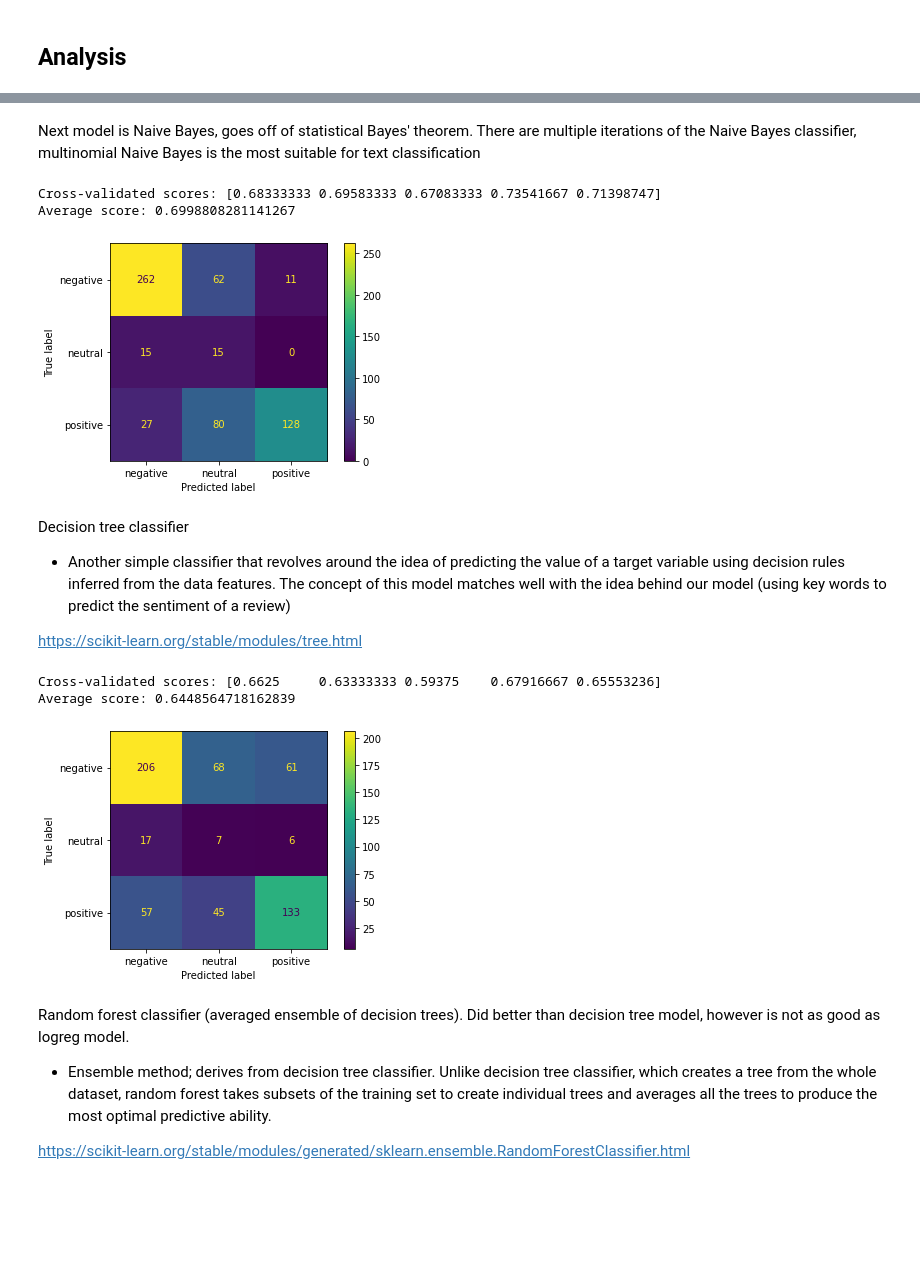
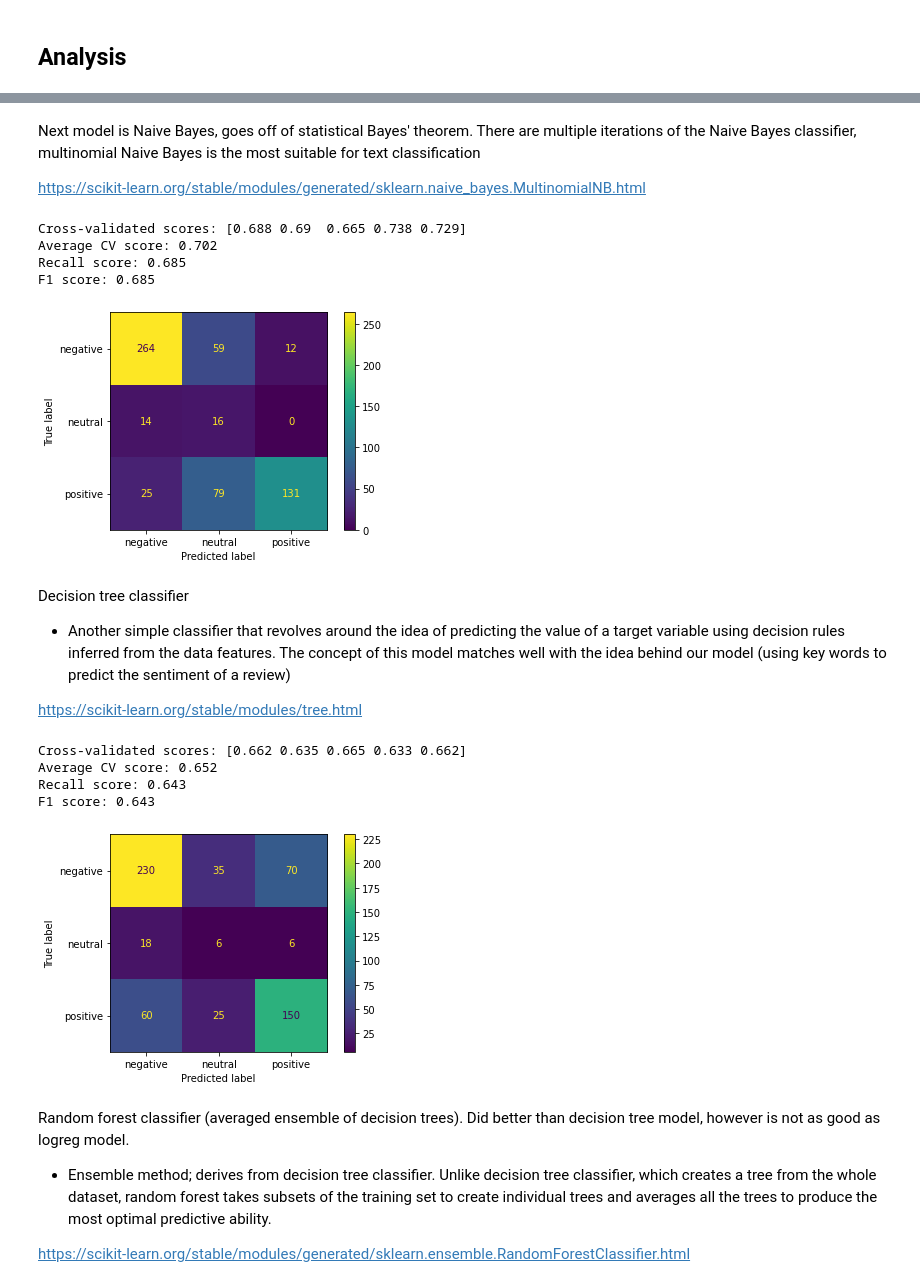
Before and after one commit to nancyho83/ACNH_Review_Sentiment, a Jupyter notebook: animal-crossing-review-analysis.ipynb, the cells around one changed output, grey strips where cells are left out. Saved outputs shown, nothing was run; the diff lists cells and outputs as text; code cells hidden in the pictures; blank space fills up the shorter version.

```diff
--- a/animal-crossing-review-analysis.ipynb
+++ b/animal-crossing-review-analysis.ipynb
@@ -256,10 +266,16 @@ def text_classification(model):
     pipeline = make_pipeline(tfidf_vectorizer, smote, model)
 
     scores = cross_val_score(pipeline, X_train, y_train)
-    print('Cross-validated scores:', scores)
-    print('Average score:', np.mean(scores))
+    print('Cross-validated scores:', scores.round(3))
+    print('Average CV score:', np.mean(scores).round(3))
 
     pipeline.fit(X_train, y_train)
+    y_preds = pipeline.predict(X_test)
+    print('Recall score:', recall_score(y_test, y_preds, average='micro').round(3))
+    print('F1 score:', f1_score(y_test, y_preds, average='micro').round(3))
+
     plot_confusion_matrix(pipeline, X_test, y_test)
+
+    return pipeline
 # %% [markdown]
 First model is simple machine learning model, logistic regression model
@@ -272,12 +292,16 @@ Average score: 0.8203418580375782
 [figure]
 # %% [markdown]
 Next model is Naive Bayes, goes off of statistical Bayes' theorem. There are multiple iterations of the Naive Bayes classifier, multinomial Naive Bayes is the most suitable for text classification
+
+https://scikit-learn.org/stable/modules/generated/sklearn.naive_bayes.MultinomialNB.html
 # %%
 mnb_model = MultinomialNB()
-text_classification(mnb_model)
+mnb_pipe = text_classification(mnb_model)
 # %% [output]
-Cross-validated scores: [0.68333333 0.69583333 0.67083333 0.73541667 0.71398747]
-Average score: 0.6998808281141267
+Cross-validated scores: [0.688 0.69  0.665 0.738 0.729]
+Average CV score: 0.702
+Recall score: 0.685
+F1 score: 0.685
 [figure]
 # %% [markdown]
 Decision tree classifier
@@ -286,11 +310,13 @@ Decision tree classifier
 https://scikit-learn.org/stable/modules/tree.html
 # %%
 dt_model = DecisionTreeClassifier(max_depth=5)
-text_classification(dt_model)
+dt_pipe = text_classification(dt_model)
 # %% [output]
-Cross-validated scores: [0.6625     0.63333333 0.59375    0.67916667 0.65553236]
-Average score: 0.6448564718162839
+Cross-validated scores: [0.662 0.635 0.665 0.633 0.662]
+Average CV score: 0.652
+Recall score: 0.643
+F1 score: 0.643
-[figure, old version]
+[figure, new version]
 # %% [markdown]
 Random forest classifier (averaged ensemble of decision trees). Did better than decision tree model, however is not as good as logreg model.
 - Ensemble method; derives from decision tree classifier. Unlike decision tree classifier, which creates a tree from the whole dataset, random forest takes subsets of the training set to create individual trees and averages all the trees to produce the most optimal predictive ability.
```
Also changed, not shown: parts of 22 cells of this notebook.
